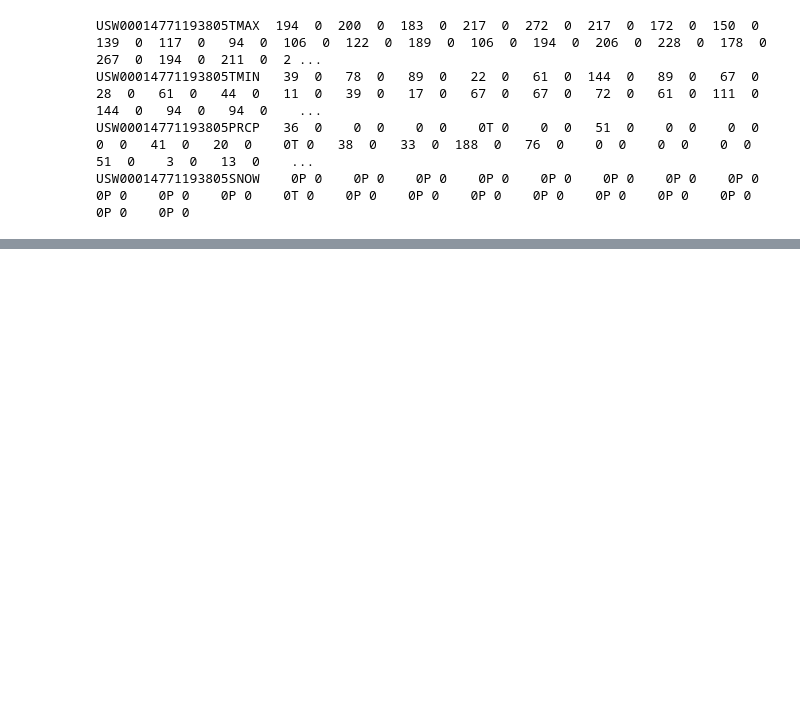
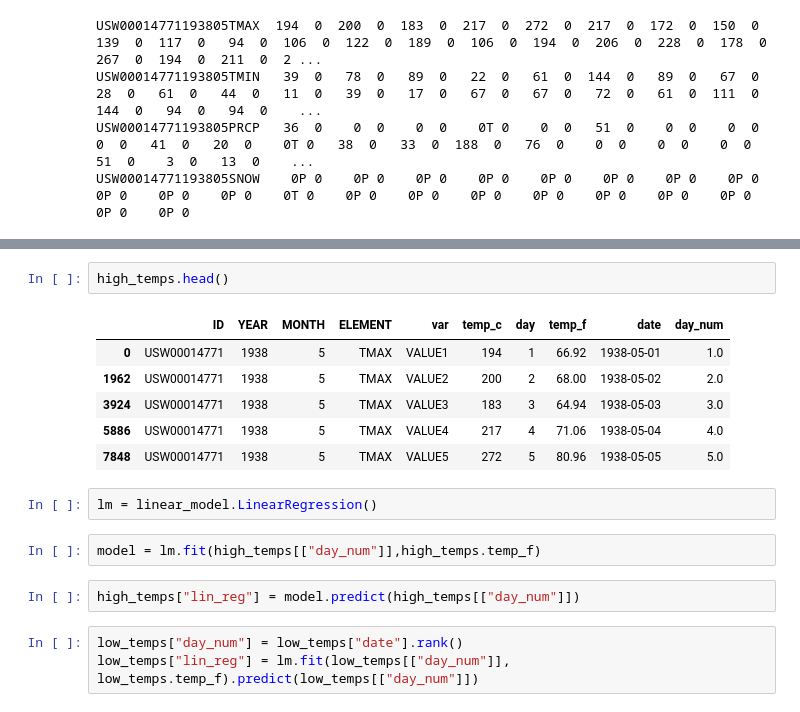
Before and after one commit to gautsi/climate, a Jupyter notebook: notebooks/ghcn.ipynb, the cells around one changed output, grey strips where cells are left out. Cells and saved outputs as stored; diff of their text form; blank space fills up the shorter version.

```diff
--- a/notebooks/ghcn.ipynb
+++ b/notebooks/ghcn.ipynb
@@ -91,0 +157,18 @@ USW00014771193805SNOW    0P 0    0P 0    0P 0    0P 0    0P 0    0P 0    0P 0
+# %%
+high_temps.head()
+# %% [output]
+|  | ID | YEAR | MONTH | ELEMENT | var | temp_c | day | temp_f | date | day_num |
+| 0 | USW00014771 | 1938 | 5 | TMAX | VALUE1 | 194 | 1 | 66.92 | 1938-05-01 | 1.0 |
+| 1962 | USW00014771 | 1938 | 5 | TMAX | VALUE2 | 200 | 2 | 68.00 | 1938-05-02 | 2.0 |
+| 3924 | USW00014771 | 1938 | 5 | TMAX | VALUE3 | 183 | 3 | 64.94 | 1938-05-03 | 3.0 |
+| 5886 | USW00014771 | 1938 | 5 | TMAX | VALUE4 | 217 | 4 | 71.06 | 1938-05-04 | 4.0 |
+| 7848 | USW00014771 | 1938 | 5 | TMAX | VALUE5 | 272 | 5 | 80.96 | 1938-05-05 | 5.0 |
+# %%
+lm = linear_model.LinearRegression()
+# %%
+model = lm.fit(high_temps[["day_num"]],high_temps.temp_f)
+# %%
+high_temps["lin_reg"] = model.predict(high_temps[["day_num"]])
+# %%
+low_temps["day_num"] = low_temps["date"].rank()
+low_temps["lin_reg"] = lm.fit(low_temps[["day_num"]], low_temps.temp_f).predict(low_temps[["day_num"]])
```
Also changed, not shown: parts of 18 cells of this notebook, 4 other files.
